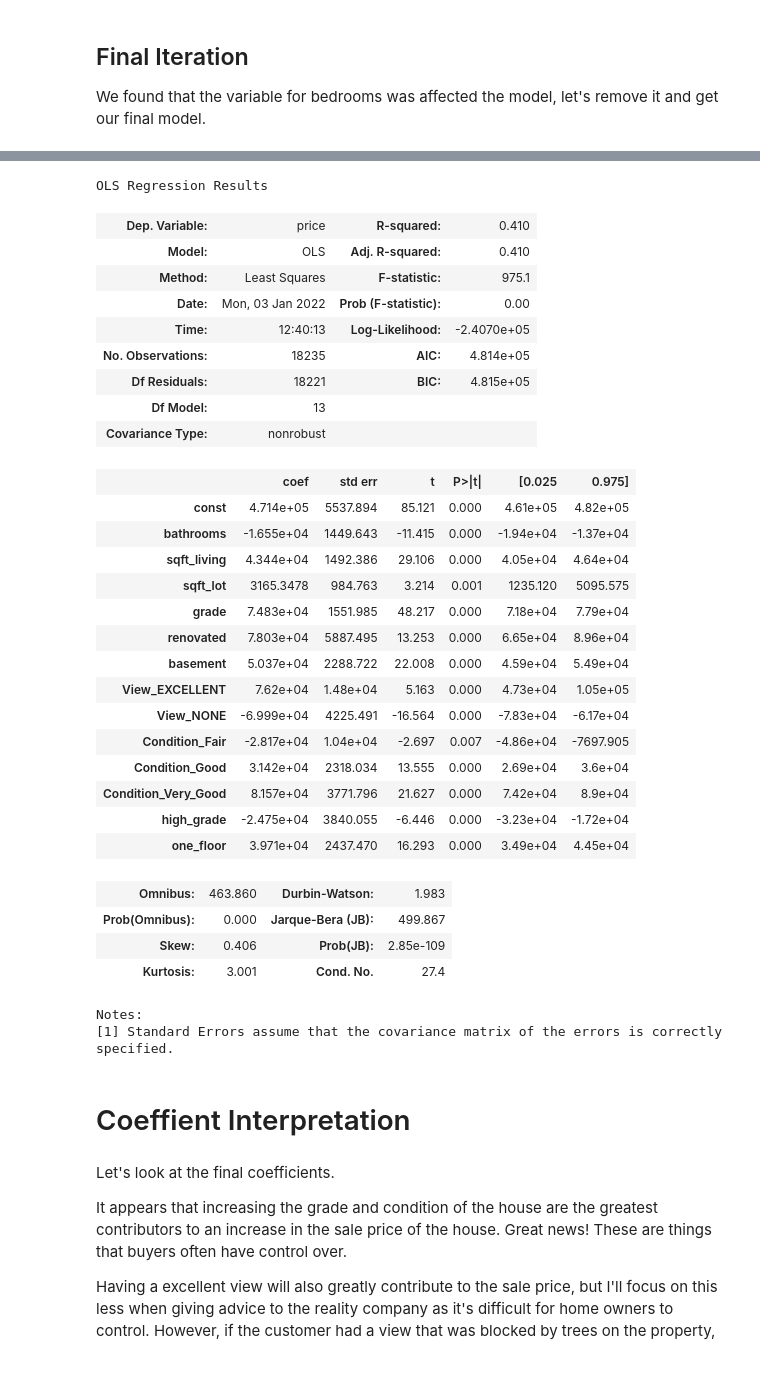
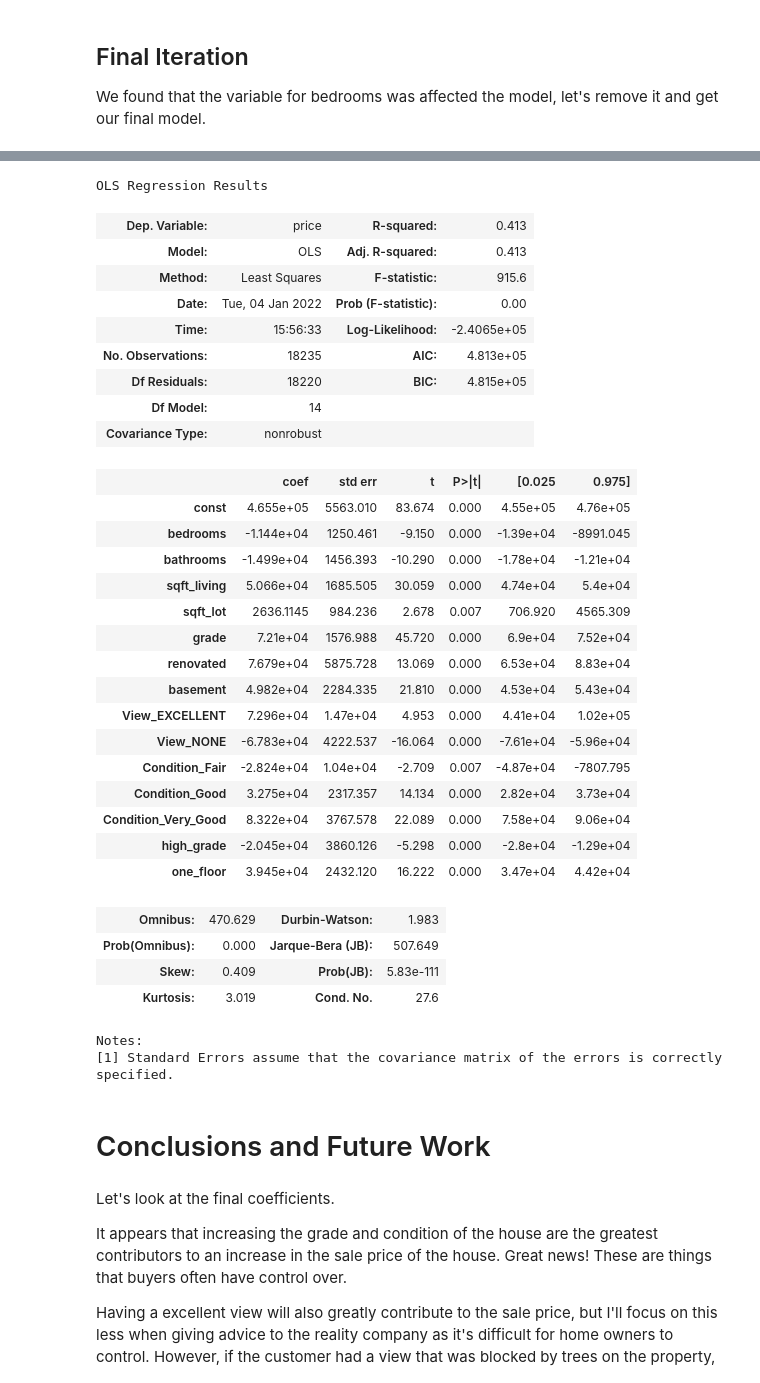
Before and after one commit to sborrmann11/dcs-phase-2-project, a Jupyter notebook: phase-2-jupyter-notebook.ipynb, the cells around one changed output, grey strips where cells are left out. Drawn from its saved outputs; the diff is of its cells as text; code cells hidden in the pictures.

```diff
--- a/phase-2-jupyter-notebook.ipynb
+++ b/phase-2-jupyter-notebook.ipynb
@@ -1415,44 +1416,45 @@ df_norm_dummies.head()
 | 4 | 510000.0 | -0.275883 | 0.067685 | -0.220002 | -0.140797 | 0.696291 | 0 | 0 | 0 | ... |
 # %%
 outcome = baseline_df['price']
-df_preds = baseline_df.drop(['price', 'bedrooms'], axis=1)
+df_preds = baseline_df.drop(['price'], axis=1)
 predictors = sm.add_constant(df_preds)
 model = sm.OLS(endog=outcome, exog=predictors).fit()
 model.summary()
 # %% [output]
 OLS Regression Results
-| Dep. Variable: | price | R-squared: | 0.410 |
-| Model: | OLS | Adj. R-squared: | 0.410 |
-| Method: | Least Squares | F-statistic: | 975.1 |
-| Date: | Mon, 03 Jan 2022 | Prob (F-statistic): | 0.00 |
-| Time: | 12:40:13 | Log-Likelihood: | -2.4070e+05 |
-| No. Observations: | 18235 | AIC: | 4.814e+05 |
-| Df Residuals: | 18221 | BIC: | 4.815e+05 |
-| Df Model: | 13 |  |  |
+| Dep. Variable: | price | R-squared: | 0.413 |
+| Model: | OLS | Adj. R-squared: | 0.413 |
+| Method: | Least Squares | F-statistic: | 915.6 |
+| Date: | Tue, 04 Jan 2022 | Prob (F-statistic): | 0.00 |
+| Time: | 15:56:33 | Log-Likelihood: | -2.4065e+05 |
+| No. Observations: | 18235 | AIC: | 4.813e+05 |
+| Df Residuals: | 18220 | BIC: | 4.815e+05 |
+| Df Model: | 14 |  |  |
 | Covariance Type: | nonrobust |  |  |
 |  | coef | std err | t | P>|t| | [0.025 | 0.975] |
-| const | 4.714e+05 | 5537.894 | 85.121 | 0.000 | 4.61e+05 | 4.82e+05 |
-| bathrooms | -1.655e+04 | 1449.643 | -11.415 | 0.000 | -1.94e+04 | -1.37e+04 |
-| sqft_living | 4.344e+04 | 1492.386 | 29.106 | 0.000 | 4.05e+04 | 4.64e+04 |
-| sqft_lot | 3165.3478 | 984.763 | 3.214 | 0.001 | 1235.120 | 5095.575 |
-| grade | 7.483e+04 | 1551.985 | 48.217 | 0.000 | 7.18e+04 | 7.79e+04 |
-| renovated | 7.803e+04 | 5887.495 | 13.253 | 0.000 | 6.65e+04 | 8.96e+04 |
-| basement | 5.037e+04 | 2288.722 | 22.008 | 0.000 | 4.59e+04 | 5.49e+04 |
-| View_EXCELLENT | 7.62e+04 | 1.48e+04 | 5.163 | 0.000 | 4.73e+04 | 1.05e+05 |
-| View_NONE | -6.999e+04 | 4225.491 | -16.564 | 0.000 | -7.83e+04 | -6.17e+04 |
-| Condition_Fair | -2.817e+04 | 1.04e+04 | -2.697 | 0.007 | -4.86e+04 | -7697.905 |
-| Condition_Good | 3.142e+04 | 2318.034 | 13.555 | 0.000 | 2.69e+04 | 3.6e+04 |
-| Condition_Very_Good | 8.157e+04 | 3771.796 | 21.627 | 0.000 | 7.42e+04 | 8.9e+04 |
-| high_grade | -2.475e+04 | 3840.055 | -6.446 | 0.000 | -3.23e+04 | -1.72e+04 |
-| one_floor | 3.971e+04 | 2437.470 | 16.293 | 0.000 | 3.49e+04 | 4.45e+04 |
+| const | 4.655e+05 | 5563.010 | 83.674 | 0.000 | 4.55e+05 | 4.76e+05 |
+| bedrooms | -1.144e+04 | 1250.461 | -9.150 | 0.000 | -1.39e+04 | -8991.045 |
+| bathrooms | -1.499e+04 | 1456.393 | -10.290 | 0.000 | -1.78e+04 | -1.21e+04 |
+| sqft_living | 5.066e+04 | 1685.505 | 30.059 | 0.000 | 4.74e+04 | 5.4e+04 |
+| sqft_lot | 2636.1145 | 984.236 | 2.678 | 0.007 | 706.920 | 4565.309 |
+| grade | 7.21e+04 | 1576.988 | 45.720 | 0.000 | 6.9e+04 | 7.52e+04 |
+| renovated | 7.679e+04 | 5875.728 | 13.069 | 0.000 | 6.53e+04 | 8.83e+04 |
+| basement | 4.982e+04 | 2284.335 | 21.810 | 0.000 | 4.53e+04 | 5.43e+04 |
+| View_EXCELLENT | 7.296e+04 | 1.47e+04 | 4.953 | 0.000 | 4.41e+04 | 1.02e+05 |
+| View_NONE | -6.783e+04 | 4222.537 | -16.064 | 0.000 | -7.61e+04 | -5.96e+04 |
+| Condition_Fair | -2.824e+04 | 1.04e+04 | -2.709 | 0.007 | -4.87e+04 | -7807.795 |
+| Condition_Good | 3.275e+04 | 2317.357 | 14.134 | 0.000 | 2.82e+04 | 3.73e+04 |
+| Condition_Very_Good | 8.322e+04 | 3767.578 | 22.089 | 0.000 | 7.58e+04 | 9.06e+04 |
+| high_grade | -2.045e+04 | 3860.126 | -5.298 | 0.000 | -2.8e+04 | -1.29e+04 |
+| one_floor | 3.945e+04 | 2432.120 | 16.222 | 0.000 | 3.47e+04 | 4.42e+04 |
-| Omnibus: | 463.860 | Durbin-Watson: | 1.983 |
-| Prob(Omnibus): | 0.000 | Jarque-Bera (JB): | 499.867 |
-| Skew: | 0.406 | Prob(JB): | 2.85e-109 |
-| Kurtosis: | 3.001 | Cond. No. | 27.4 |
+| Omnibus: | 470.629 | Durbin-Watson: | 1.983 |
+| Prob(Omnibus): | 0.000 | Jarque-Bera (JB): | 507.649 |
+| Skew: | 0.409 | Prob(JB): | 5.83e-111 |
+| Kurtosis: | 3.019 | Cond. No. | 27.6 |
 Notes:
 [1] Standard Errors assume that the covariance matrix of the errors is correctly specified.
 # %% [markdown]
-# Coeffient Interpretation
+# Conclusions and Future Work
 # %% [markdown]
 Let's look at the final coefficients.
 
```
Also changed, not shown: parts of 22 cells of this notebook, 2 other files.
